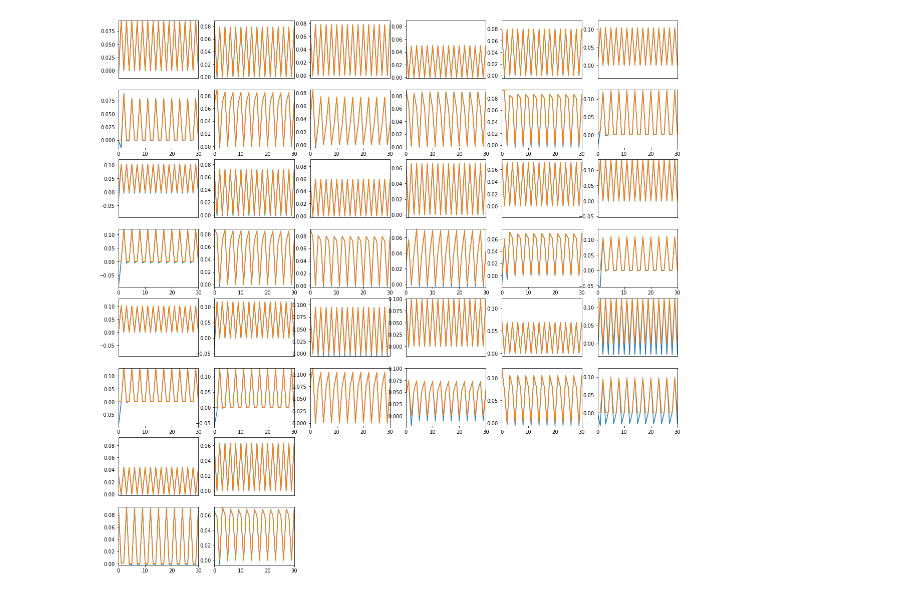
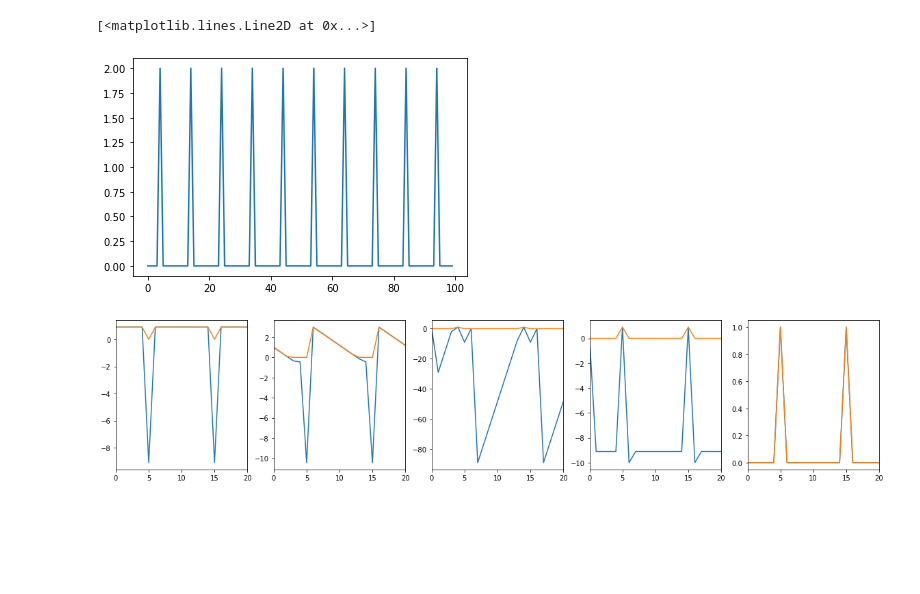
Before and after one commit to WilburDoz/Periodic_RNNs, a Jupyter notebook: Periodic_RNNs/James_Network/Untitled.ipynb, the cells around one changed output. Drawn from its saved outputs; the diff is of its cells as text; code cells hidden in the pictures; blank space fills up the shorter version.

```diff
--- a/Periodic_RNNs/James_Network/Untitled.ipynb
+++ b/Periodic_RNNs/James_Network/Untitled.ipynb
@@ -13,17 +17,7 @@ import copy
 %load_ext autoreload
 %autoreload 2
 
-# Set up our parameters
 params = parameters_will.default_params()
-path_here = %pwd
-folder = "23_08_30_150908"
-name = '43000'
-path_name = path_here + "/" + folder + "/" + name
-model = torch.load(path_name)
-
-device = 'cpu'
-print(model.par.h_size)
-params.model.h_size = model.par.h_size
 # %% [output]
 The autoreload extension is already loaded. To reload it, use:
   %reload_ext autoreload
@@ -61,29 +23,0 @@ for sample in range(params.model.batch_size):
-# %%
-plt.figure(figsize = (20,20))
-columns = 6
-rows = int(np.ceil(2*params.model.h_size/columns))+1
-counter = -1
-for neuron in range(params.model.h_size):
-    ylimit_max = np.amax(hidden[:,:,neuron])
-    ylimit_min = np.amin(pres[:,:,neuron])
-
-    pres_here = pres[:,:,neuron]
-    #pres_here[pres_here > 0] = 0
-
-    if neuron%columns == 0:
-        counter += 1
-    plt.subplot(rows, columns, neuron+1+counter*columns)
-    plt.plot(pres_here[:,0])
-    plt.plot(hidden[:,0,neuron])
-
-    plt.xlim([0, xlimit])
-    plt.ylim([ylimit_min, ylimit_max])
-    plt.xticks([])
-
-    plt.subplot(rows, columns, neuron+1+(counter+1)*columns)
-    plt.plot(pres_here[:,1])
-    plt.plot(hidden[:,1,neuron])
-    plt.xlim([0, xlimit])
-    plt.ylim([ylimit_min, ylimit_max])
-# %% [output]
-[figure, removed]
@@ -89,0 +79,39 @@ for neuron in range(params.model.h_size):
+# %%
+def ReLU(x):
+    return np.maximum(np.zeros(x.shape), x)
+
+def forward(network_setup, T):
+    num_neurons = np.size(network_setup.hi)
+    pres = np.zeros([T, num_neurons])
+    hs = np.zeros([T, num_neurons])
+    preds = np.zeros([T])
+
+    pres[0,:] = network_setup.hi
+    hs[0,:] = ReLU(pres[0,:])
+    preds[0] = np.matmul(network_setup.ow, hs[0,:])
+
+    for t in range(1,T):
+        pres[t,:] = np.matmul(network_setup.hw, hs[t-1,:]) + network_setup.hb
+        hs[t,:] = ReLU(pres[t,:])
+        preds[t] = np.matmul(network_setup.ow, hs[t,:])
+
+    values = parameters_will.DotDict({
+        'pres': pres,
+        'hs': hs,
+        'preds': preds})
+    return values
+# %%
+values = forward(network_setup, 100)
+plt.plot(values.preds)
+# %% [output]
+[<matplotlib.lines.Line2D at 0x...>]
+[figure, added]
+# %%
+plt.figure(figsize = (20, 4))
+for neuron in range(5):
+    plt.subplot(1, 5, neuron+1)
+    plt.plot(values.pres[:,neuron])
+    plt.plot(values.hs[:,neuron])
+    plt.xlim([0, 20])
+# %% [output]
+[figure, added]
```
Also changed, not shown: parts of 13 cells of this notebook, 2 other files.
